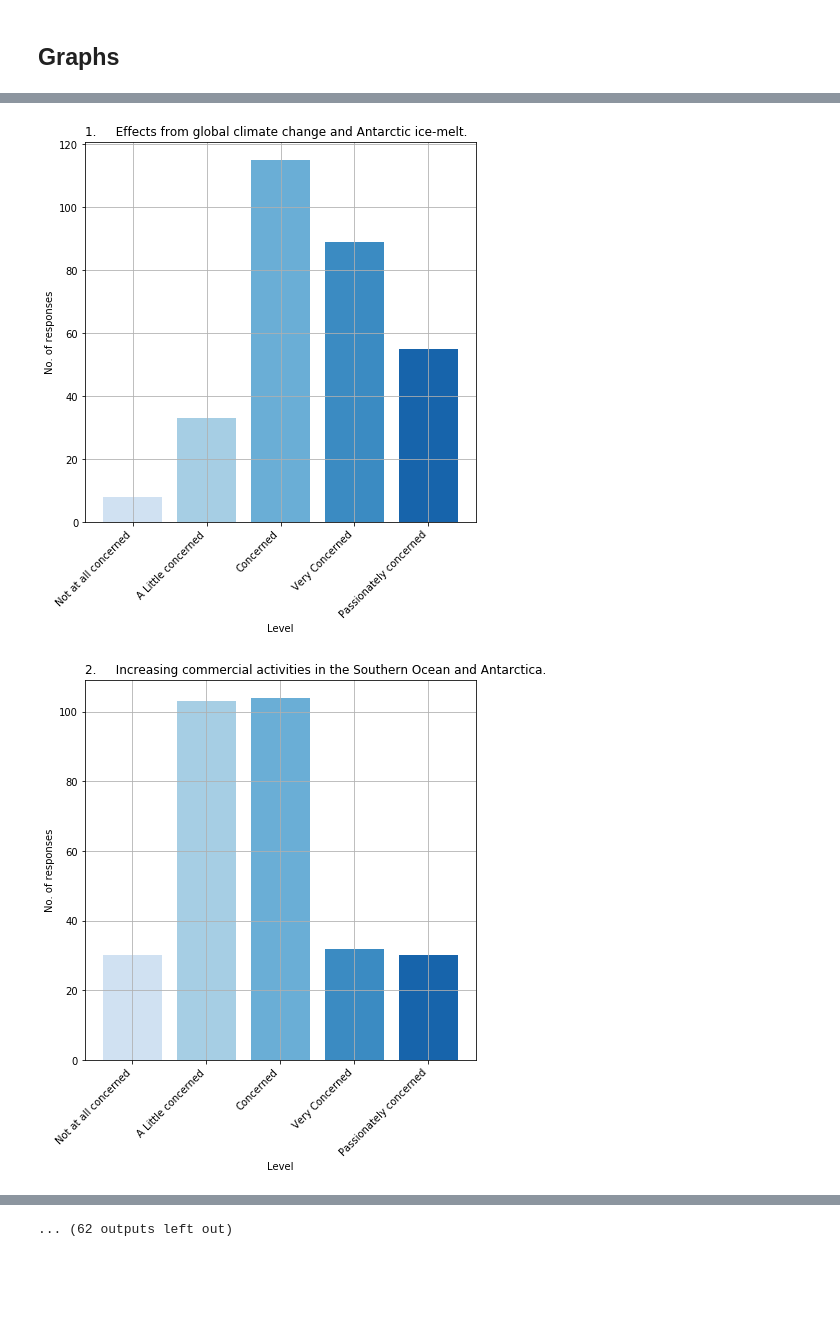
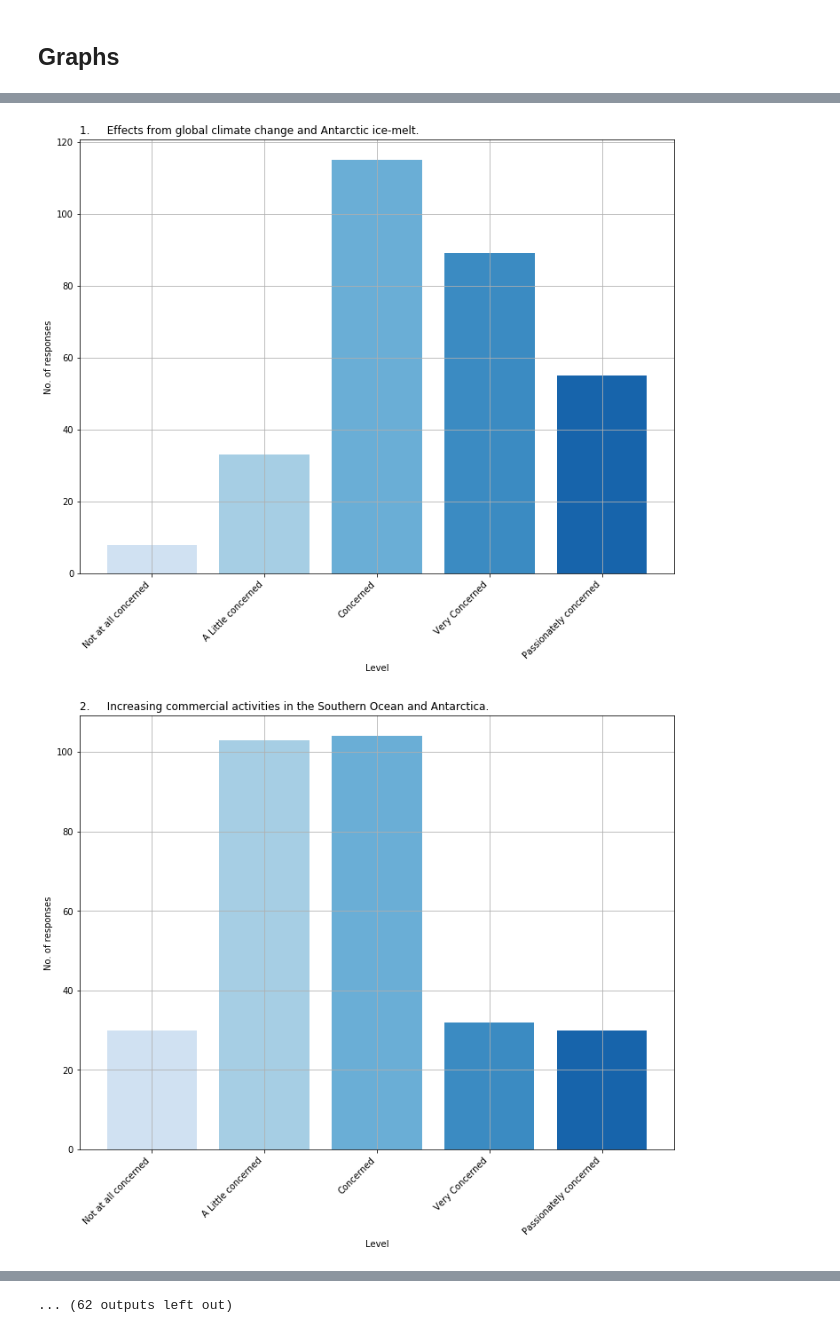
Before and after one commit to liammagee/data-analytics, a Jupyter notebook: CoS.ipynb, the cells around one changed output, grey strips where cells are left out. Saved outputs shown, nothing was run; the diff lists cells and outputs as text; code cells hidden in the pictures; blank space fills up the shorter version.

```diff
--- a/CoS.ipynb
+++ b/CoS.ipynb
@@ -7,10 +7,6 @@ Imports
 # %%
-%load_ext autoreload
-%autoreload 2
-%matplotlib inline
-
 import matplotlib.pyplot as plt
 import numpy as np
 import pandas as pd
 import savReaderWriter
-plt.rcParams["figure.figsize"] = (7,7)
+import seaborn as sns
@@ -54,0 +13,6 @@ def histogram(vars, data = pa_data):
+# %%
+%load_ext autoreload
+%autoreload 2
+%matplotlib inline
+
+plt.rcParams["figure.figsize"] = (12,9)
@@ -55,2 +21,5 @@ def histogram(vars, data = pa_data):
+# %%
+import common as c
+ds = c.DataSet("data/pa.sav")
 # %% [markdown]
 ## Exploratory data
@@ -128,19 +146,19 @@ Renders all of the graphs using the histogram function above.
 # %%
 cols_not_to_render = ['Folio', 'Location', 'Soc_2a', 'Soc_8', 'Soc_9a']
 cols_to_render = ['An_1', 'An_2', 'An_3', 'An_4', 'An_5', 'An_6',
        'An_7', 'An_8', 'An_9', 'An_10', 'An_11', 'An_12', 'An_13', 'An_14',
        'An_15', 'An_16', 'An_17', 'An_18', 'An_19', 'An_20', 'An_21', 'An_22',
        'An_23a', 'An_23b', 'An_23c', 'Satis_1', 'Satis_2', 'Satis_3',
        'Satis_4', 'Satis_5', 'Satis_6', 'Satis_7', 'Satis_8', 'Satis_9',
        'Satis_10', 'Satis_11', 'Satis_12', 'Satis_13', 'Satis_14', 'Satis_15',
        'Satis_16', 'Satis_17', 'Satis_18', 'Satis_19', 'Satis_20', 'Satis_21',
        'Satis_22', 'Satis_23', 'Satis_24', 'Satis_25', 'Satis_26', 'Satis_27',
        'Satis_28', 'Satis_29', 'Satis_30', 'Satis_31', 'Satis_32', 'Satis_33',
        'Satis_34', 'Satis_35', 'Satis_36', 'Satis_37', 'Satis_38', 'Satis_39',
        'Satis_40', 'Soc_1', 'Soc_3', 'Soc_2b', 'Soc_4', 'Soc_5',
        'Soc_6', 'Soc_7', 'Soc_9b','Soc_10']
 
-[gen_histogram(x) for x in cols_to_render];
+[ds.gen_histogram(x) for x in cols_to_render];
 # %% [output]
-[figure, old version]
+[figure, new version]
-[figure, old version]
+[figure, new version]
```
Also changed, not shown: parts of 27 cells of this notebook.
